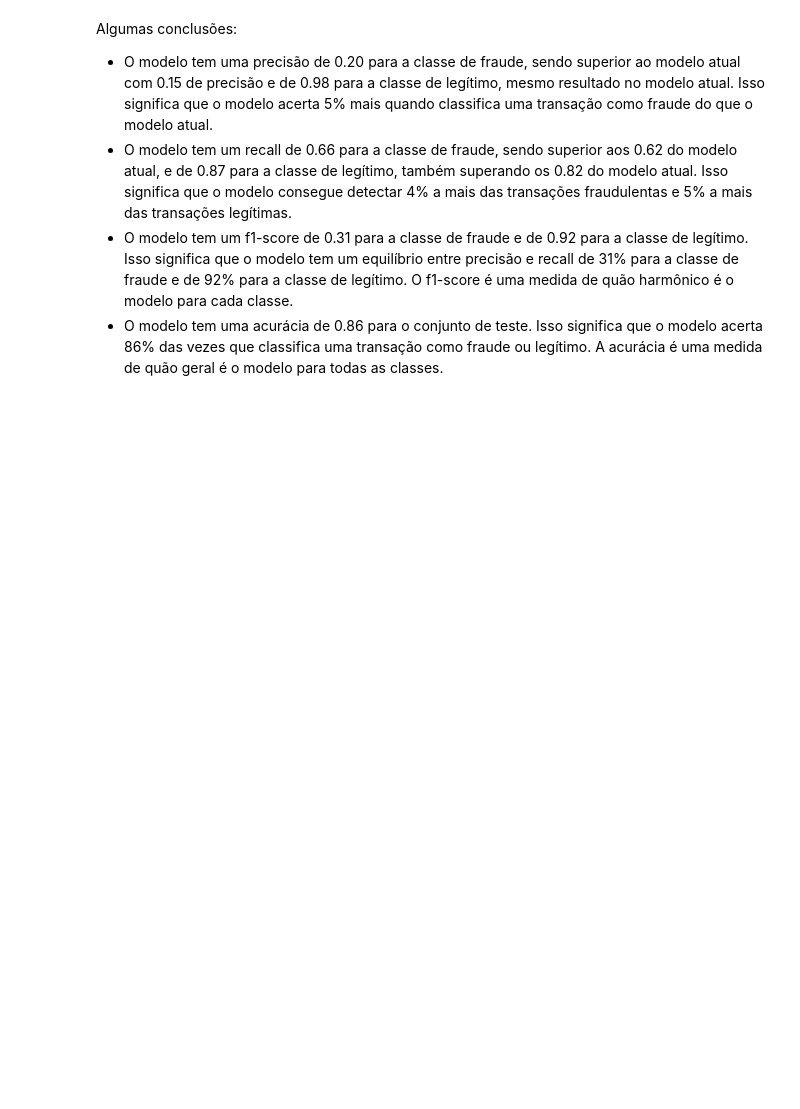
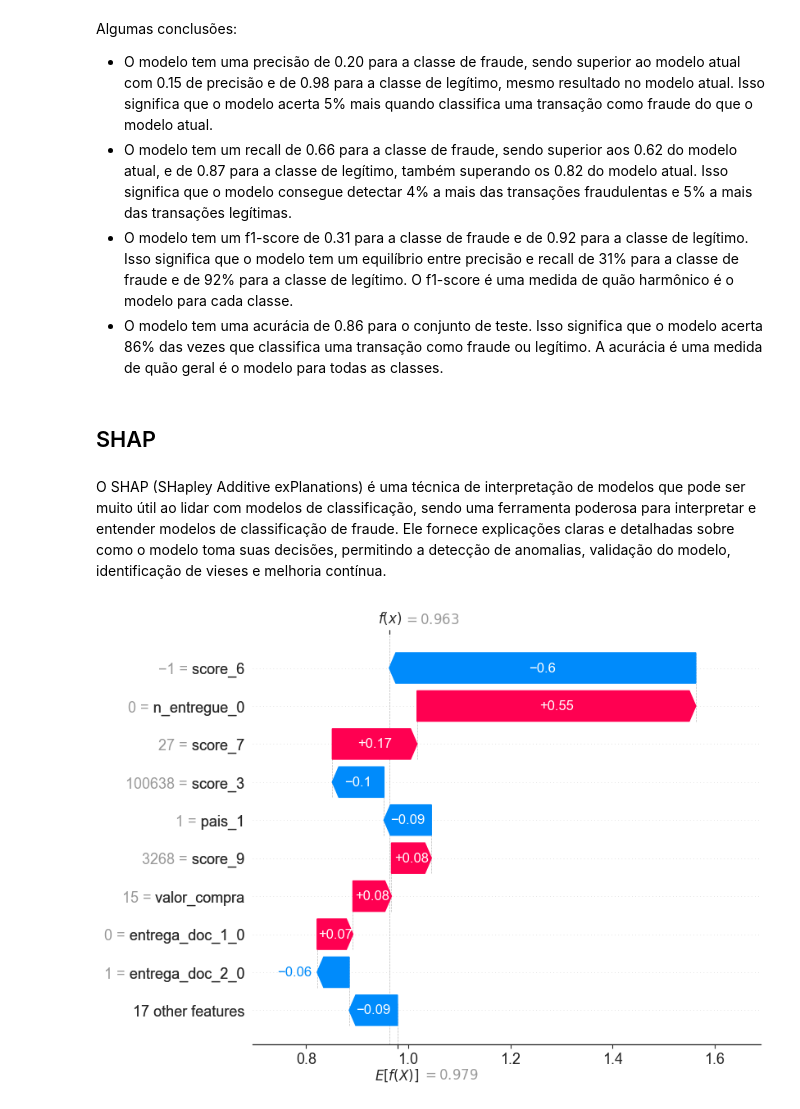
Before and after one commit to WiiniSilva/Fraude_Case, a Jupyter notebook: Fraude_Case.ipynb, the cells around one changed output. Cells and saved outputs as stored; diff of their text form; code cells hidden in the pictures; blank space fills up the shorter version.

Commit message:
14° commit, fim das análises SHAP

```diff
--- a/Fraude_Case.ipynb
+++ b/Fraude_Case.ipynb
@@ -1899,3 +1886,17 @@ Algumas conclusões:
 * O modelo tem um recall de 0.66 para a classe de fraude, sendo superior aos 0.62 do modelo atual, e de 0.87 para a classe de legítimo, também superando os 0.82 do modelo atual. Isso significa que o modelo consegue detectar 4% a mais das transações fraudulentas e 5% a mais das transações legítimas.
 * O modelo tem um f1-score de 0.31 para a classe de fraude e de 0.92 para a classe de legítimo. Isso significa que o modelo tem um equilíbrio entre precisão e recall de 31% para a classe de fraude e de 92% para a classe de legítimo. O f1-score é uma medida de quão harmônico é o modelo para cada classe.
 * O modelo tem uma acurácia de 0.86 para o conjunto de teste. Isso significa que o modelo acerta 86% das vezes que classifica uma transação como fraude ou legítimo. A acurácia é uma medida de quão geral é o modelo para todas as classes.
+# %% [markdown]
+## SHAP
+# %% [markdown]
+O SHAP (SHapley Additive exPlanations) é uma técnica de interpretação de modelos que pode ser muito útil ao lidar com modelos de classificação, sendo uma ferramenta poderosa para interpretar e entender modelos de classificação de fraude. Ele fornece explicações claras e detalhadas sobre como o modelo toma suas decisões, permitindo a detecção de anomalias, validação do modelo, identificação de vieses e melhoria contínua.
+# %%
+# explain the model's predictions using SHAP
+# (same syntax works for LightGBM, CatBoost, scikit-learn, transformers, Spark, etc.)
+explainer = shap.Explainer(modelo)
+shap_values = explainer(X_test)
+
+# visualize the first prediction's explanation
+shap.plots.waterfall(shap_values[0,: ,0])
+# %% [output]
+[figure, added]
```
Also changed, not shown: parts of 47 cells of this notebook.
